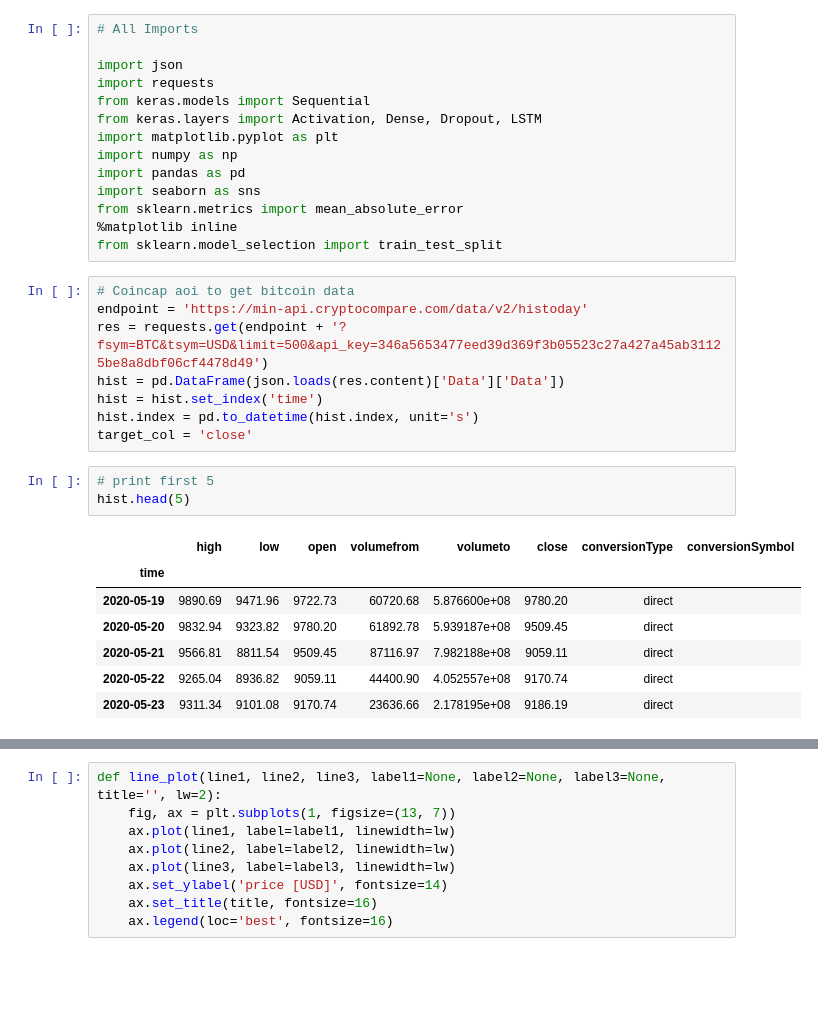
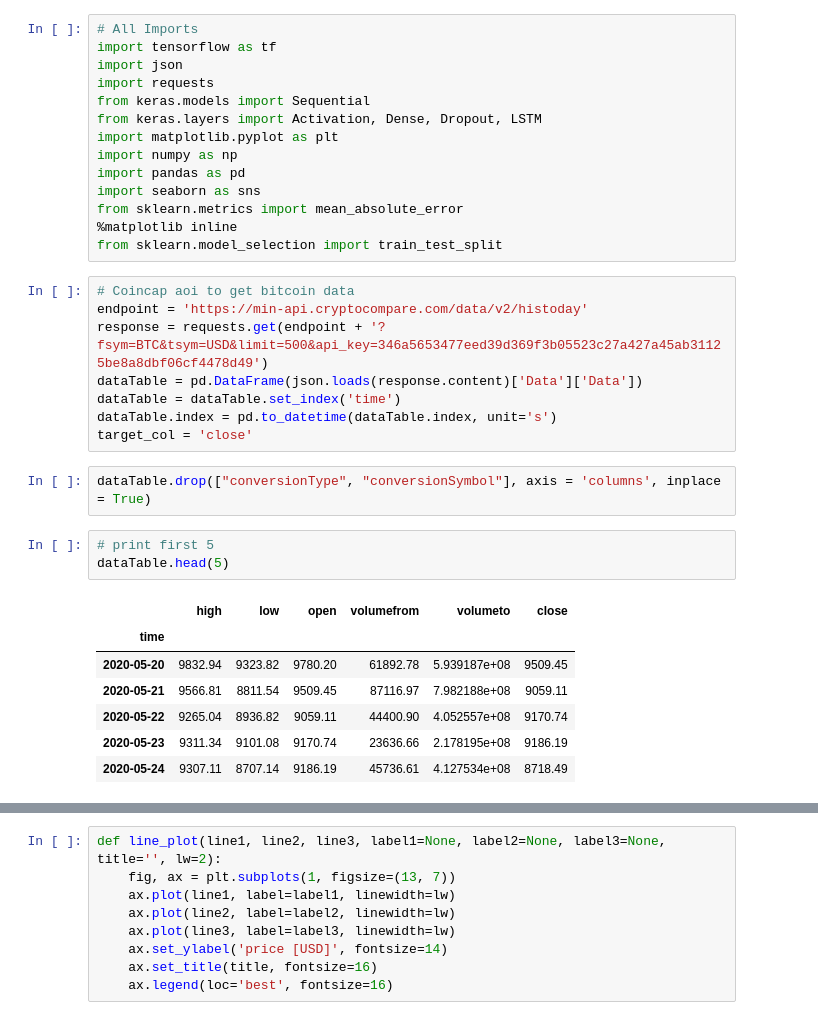
Before and after one commit to AlishahSolanki/crypto-price-prediction, a Jupyter notebook: CryptoNB.ipynb, the cells around one changed output, grey strips where cells are left out. Saved outputs shown, nothing was run; the diff lists cells and outputs as text; blank space fills up the shorter version.

```diff
--- a/CryptoNB.ipynb
+++ b/CryptoNB.ipynb
@@ -1,6 +1,6 @@
 # %%
 # All Imports
-
+import tensorflow as tf
 import json
 import requests
 from keras.models import Sequential
@@ -15,21 +15,23 @@ from sklearn.model_selection import train_test_split
 # %%
 # Coincap aoi to get bitcoin data
 endpoint = 'https://min-api.cryptocompare.com/data/v2/histoday'
-res = requests.get(endpoint + '?fsym=BTC&tsym=USD&limit=500&api_key=346a5653477eed39d369f3b05523c27a427a45ab31125be8a8dbf06cf4478d49')
-hist = pd.DataFrame(json.loads(res.content)['Data']['Data'])
-hist = hist.set_index('time')
-hist.index = pd.to_datetime(hist.index, unit='s')
+response = requests.get(endpoint + '?fsym=BTC&tsym=USD&limit=500&api_key=346a5653477eed39d369f3b05523c27a427a45ab31125be8a8dbf06cf4478d49')
+dataTable = pd.DataFrame(json.loads(response.content)['Data']['Data'])
+dataTable = dataTable.set_index('time')
+dataTable.index = pd.to_datetime(dataTable.index, unit='s')
 target_col = 'close'
+# %%
+dataTable.drop(["conversionType", "conversionSymbol"], axis = 'columns', inplace = True)
 # %%
 # print first 5
-hist.head(5)
+dataTable.head(5)
 # %% [output]
-|  | high | low | open | volumefrom | volumeto | close | conversionType | conversionSymbol |
-| time |  |  |  |  |  |  |  |  |
-| 2020-05-19 | 9890.69 | 9471.96 | 9722.73 | 60720.68 | 5.876600e+08 | 9780.20 | direct |  |
-| 2020-05-20 | 9832.94 | 9323.82 | 9780.20 | 61892.78 | 5.939187e+08 | 9509.45 | direct |  |
-| 2020-05-21 | 9566.81 | 8811.54 | 9509.45 | 87116.97 | 7.982188e+08 | 9059.11 | direct |  |
-| 2020-05-22 | 9265.04 | 8936.82 | 9059.11 | 44400.90 | 4.052557e+08 | 9170.74 | direct |  |
-| 2020-05-23 | 9311.34 | 9101.08 | 9170.74 | 23636.66 | 2.178195e+08 | 9186.19 | direct |  |
+|  | high | low | open | volumefrom | volumeto | close |
+| time |  |  |  |  |  |  |
+| 2020-05-20 | 9832.94 | 9323.82 | 9780.20 | 61892.78 | 5.939187e+08 | 9509.45 |
+| 2020-05-21 | 9566.81 | 8811.54 | 9509.45 | 87116.97 | 7.982188e+08 | 9059.11 |
+| 2020-05-22 | 9265.04 | 8936.82 | 9059.11 | 44400.90 | 4.052557e+08 | 9170.74 |
+| 2020-05-23 | 9311.34 | 9101.08 | 9170.74 | 23636.66 | 2.178195e+08 | 9186.19 |
+| 2020-05-24 | 9307.11 | 8707.14 | 9186.19 | 45736.61 | 4.127534e+08 | 8718.49 |
 # %%
 # print last 5
```
Also changed, not shown: parts of 16 cells of this notebook.
